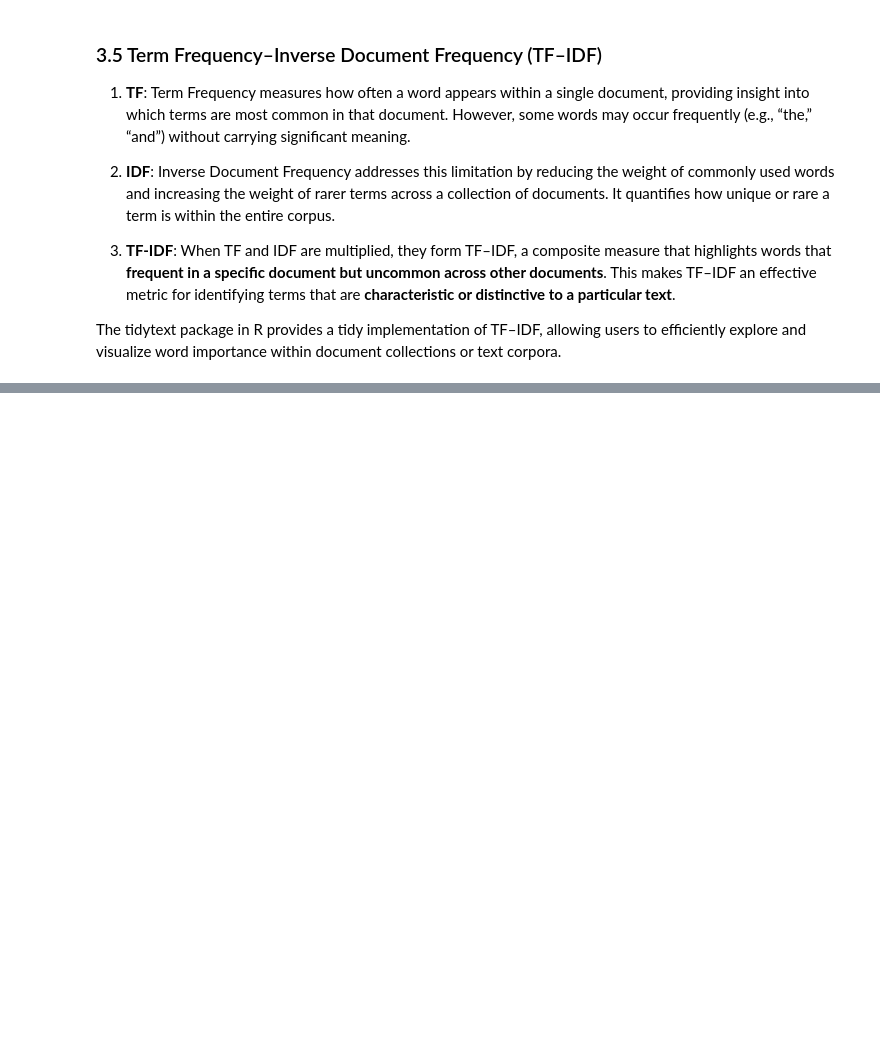
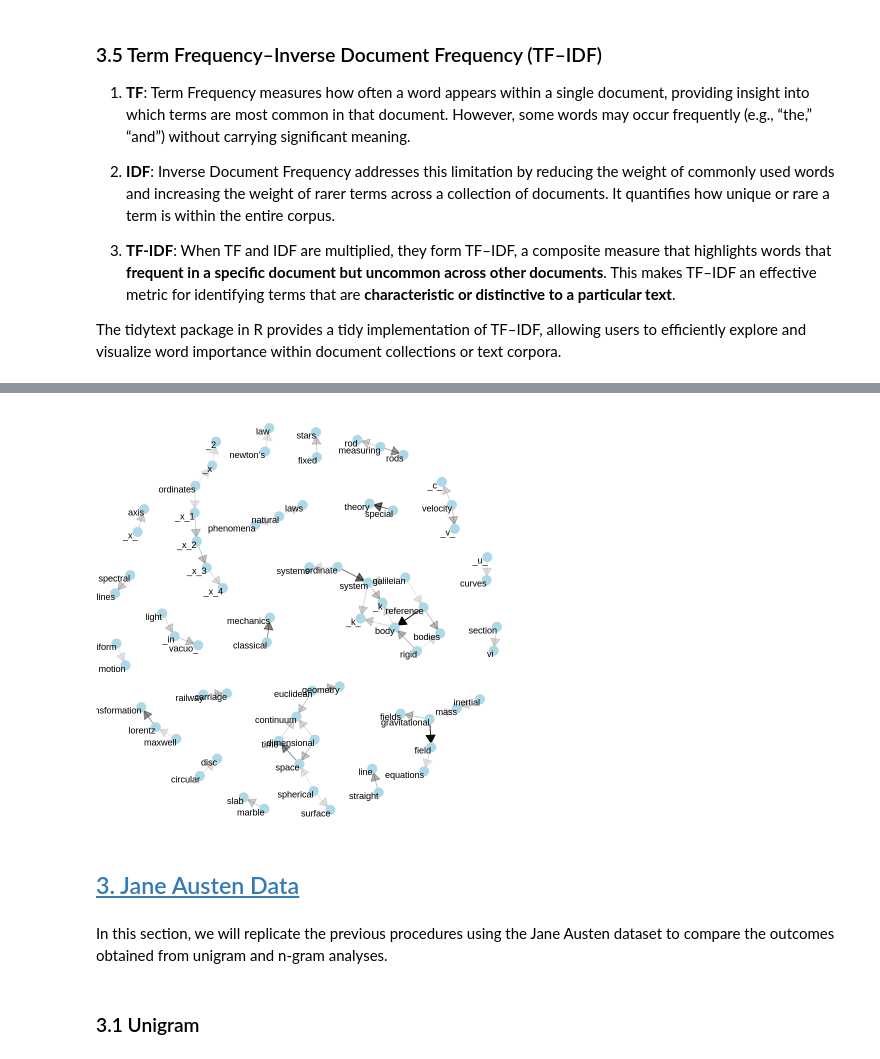
Before and after one commit to LanqingDu/UnstructuredDataAnalytics, a Jupyter notebook: 06_Word_Document_Freq.ipynb, the cells around one changed output, grey strips where cells are left out. Saved outputs shown, nothing was run; the diff lists cells and outputs as text; code cells hidden in the pictures; blank space fills up the shorter version.

```diff
--- a/06_Word_Document_Freq.ipynb
+++ b/06_Word_Document_Freq.ipynb
@@ -304,0 +541,31 @@ ggplot(aes(word, tf_idf, fill = author)) +
+# %%
+# ============================================================
+# Step 3: Customize the visualization
+# ============================================================
+
+a <- grid::arrow(type = "closed", length = unit(.15, "inches"))
+
+#  geom_edge_link(aes(edge_alpha = n), show.legend = FALSE, arrow = a, end_cap = circle(.07, 'inches'))
+#   aes(edge_alpha = n)   : Maps the transparency (alpha) of edges to the variable `n`, often representing connection strength or frequency.
+#   show.legend = FALSE   : Hides the legend for this layer to keep the plot uncluttered.
+#   arrow = a             : Adds arrowheads to the edges, where `a` is an arrow object created using the `arrow()` function.
+#   end_cap = circle(.07, 'inches')
+#                        : Defines the shape and size of the edge endpoint; here, a circular cap of 0.07 inches.
+#   Returns               : A layer added to a `ggraph()` plot, visualizing connections (edges) between nodes.
+#   Output                : Draws edges between nodes with customized transparency, direction (arrows), and end styling.
+
+
+ggraph(bigram_graph, layout = "fr") +
+  geom_edge_link(aes(edge_alpha = n), show.legend = FALSE,
+                  arrow = a, end_cap = circle(.07, 'inches')) +
+  geom_node_point(color = "lightblue", size = 5) +
+  geom_node_text(aes(label = name), vjust = 1, hjust = 1) +
+  theme_void()
+# %% [output]
+[figure, added]
+# %% [markdown]
+## [3. Jane Austen Data](#ML)
+# %% [markdown]
+In this section, we will replicate the previous procedures using the Jane Austen dataset to compare the outcomes obtained from unigram and n-gram analyses.
+# %% [markdown]
+### 3.1 Unigram
```
Also changed, not shown: parts of 28 cells of this notebook, 2 other files.
